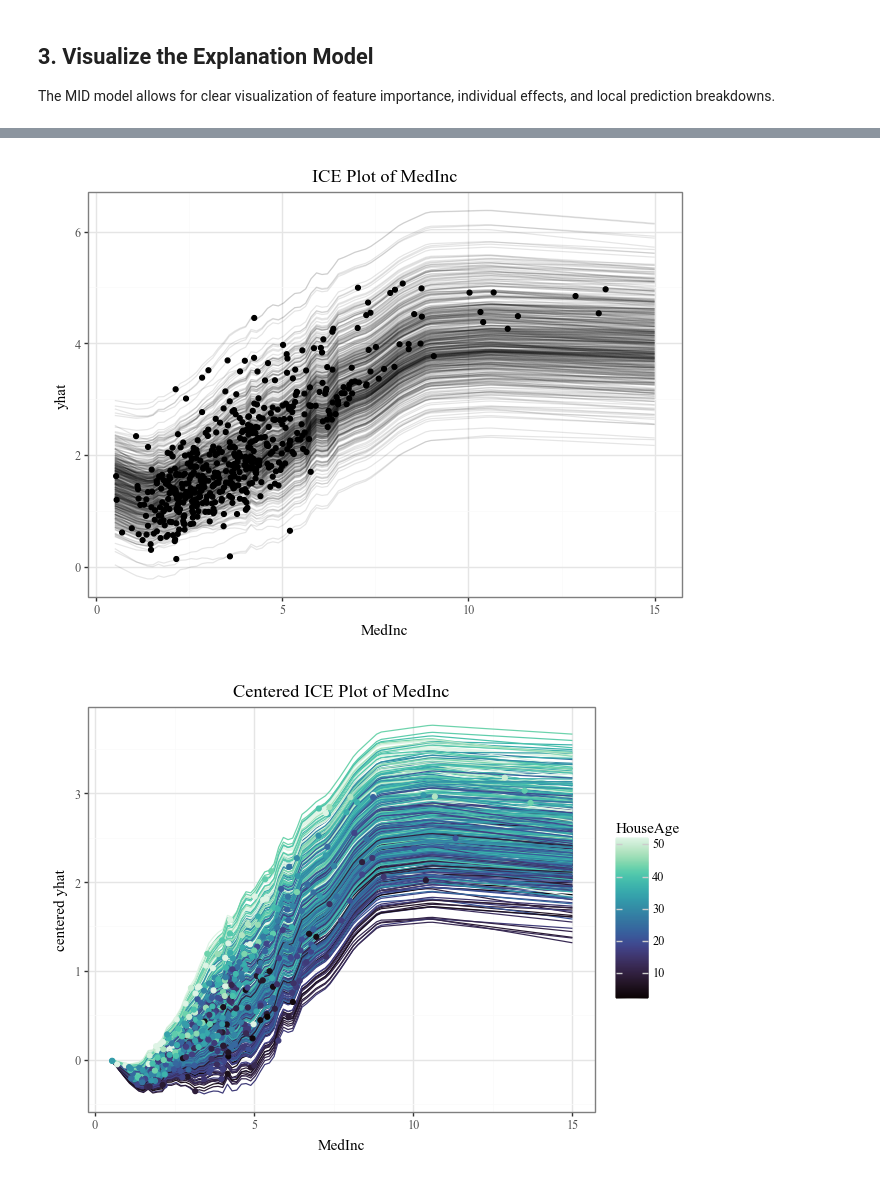
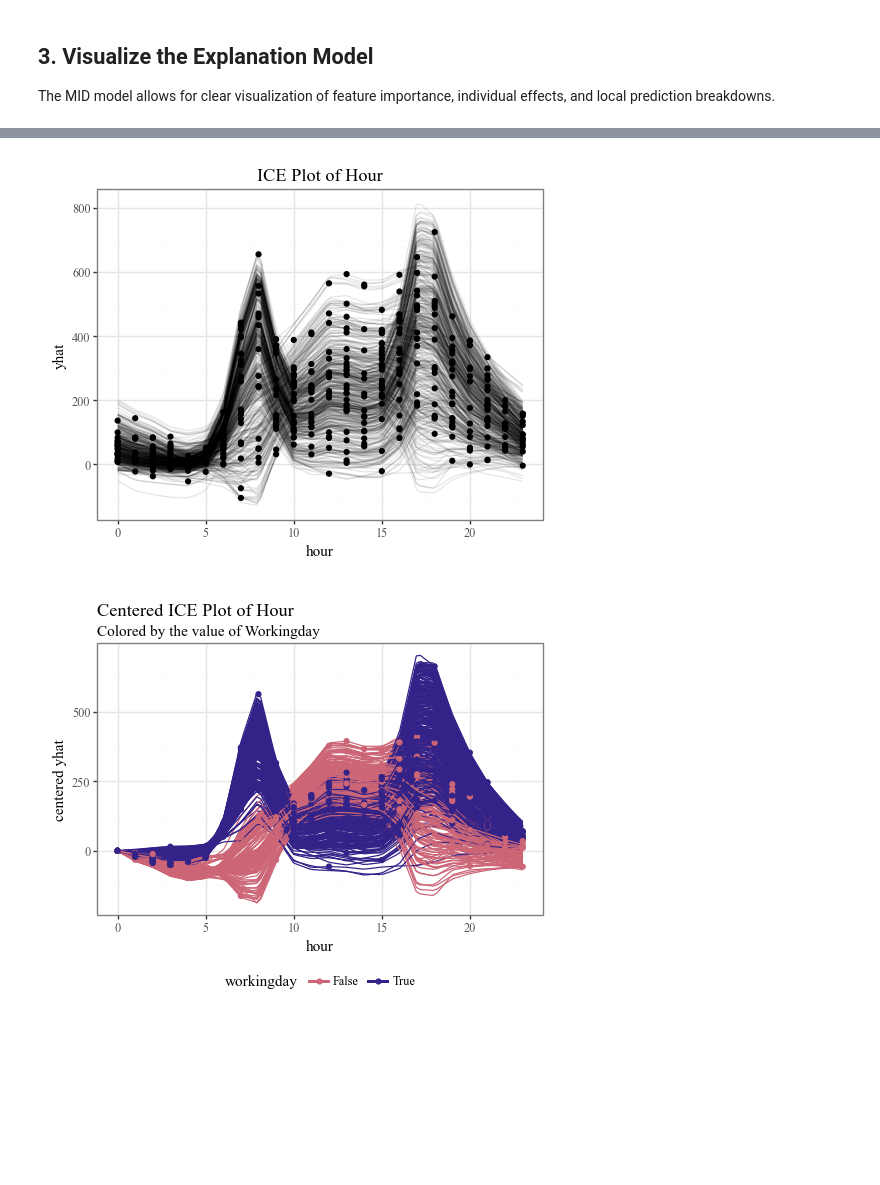
Before and after one commit to ryo-asashi/pyramid-learn, a Jupyter notebook: docs/source/quick-start.ipynb, the cells around one changed output, grey strips where cells are left out. Cells and saved outputs as stored; diff of their text form; code cells hidden in the pictures; blank space fills up the shorter version.

```diff
--- a/docs/source/quick-start.ipynb
+++ b/docs/source/quick-start.ipynb
@@ -4,7 +4,8 @@ Here’s a basic example of how to use **pyramid-learn**, or **midlearn**, to ex
 # %%
 import pandas as pd
 from sklearn.model_selection import train_test_split
-from sklearn.datasets import fetch_california_housing
+from sklearn.metrics import root_mean_squared_error
+from sklearn.datasets import fetch_openml
 from sklearn import set_config
 
 import lightgbm as lgb
@@ -13,6 +14,7 @@ import midlearn as mid
 # Set up plotnine theme for clean visualizations
 import plotnine as p9
 p9.theme_set(p9.theme_bw(base_family='serif'))
+p9.options.figure_size = (5, 4)
 
 # Configure scikit-learn display
 set_config(display='text')
@@ -21,14 +23,16 @@ set_config(display='text')
 We use the California Housing dataset to train a LightGBM Regressor, which will serve as our black-box model.
 # %%
 # Load and prepare data
-housing = fetch_california_housing()
-X = pd.DataFrame(housing.data, columns=housing.feature_names)
-y = housing.target
+bikeshare = fetch_openml(data_id=42712)
+X = pd.DataFrame(bikeshare.data, columns=bikeshare.feature_names)
+y = bikeshare.target
 X_train, X_test, y_train, y_test = train_test_split(X, y, random_state=42)
 
 # Fit a LightGBM regression model
-estimator = lgb.LGBMRegressor(random_state=42)
+estimator = lgb.LGBMRegressor(
+    force_col_wise=True,
+    n_estimators=500,
+    random_state=42
+)
 estimator.fit(X_train, y_train)
-
-print(estimator)
 # %% [output]
@@ -45,13 +53,11 @@ We fit the `MIDExplainer` to the training data to create a globally faithful, in
 # Initialize and fit the MID model
 explainer = mid.MIDExplainer(
     estimator=estimator,
-    interaction=True,
-    params_main=100,
     penalty=.05,
     singular_ok=True,
+    interactions=True,
+    encoding_frames={'hour':list(range(24))}
 )
 explainer.fit(X_train)
-
-print(explainer)
 # %% [output]
 Generating predictions from the estimator...
@@ -143,21 +152,25 @@ for i in range(3):
 # %%
 # Plot individual conditional expectations (ICE) with color encoding
 ice = explainer.conditional(
-    variable='MedInc',
+    variable='hour',
     data=X_train.head(500)
 )
 display(
     ice.plot(alpha=.1) +
-    p9.ggtitle("ICE Plot of MedInc")
+    p9.ggtitle("ICE Plot of Hour")
 )
 display(
     ice.plot(
         style='centered',
-        var_color='HouseAge',
-        theme='mako'
+        var_color='workingday',
+        theme='muted'
     ) +
-    p9.ggtitle("Centered ICE Plot of MedInc")
+    p9.labs(
+        title="Centered ICE Plot of Hour",
+        subtitle="Colored by the value of Workingday"
+    ) +
+    p9.theme(legend_position="bottom")
 )
 # %% [output]
-[figure, old version]
+[figure, new version]
-[figure, old version]
+[figure, new version]
```
Also changed, not shown: parts of 8 cells of this notebook, 3 other files.
